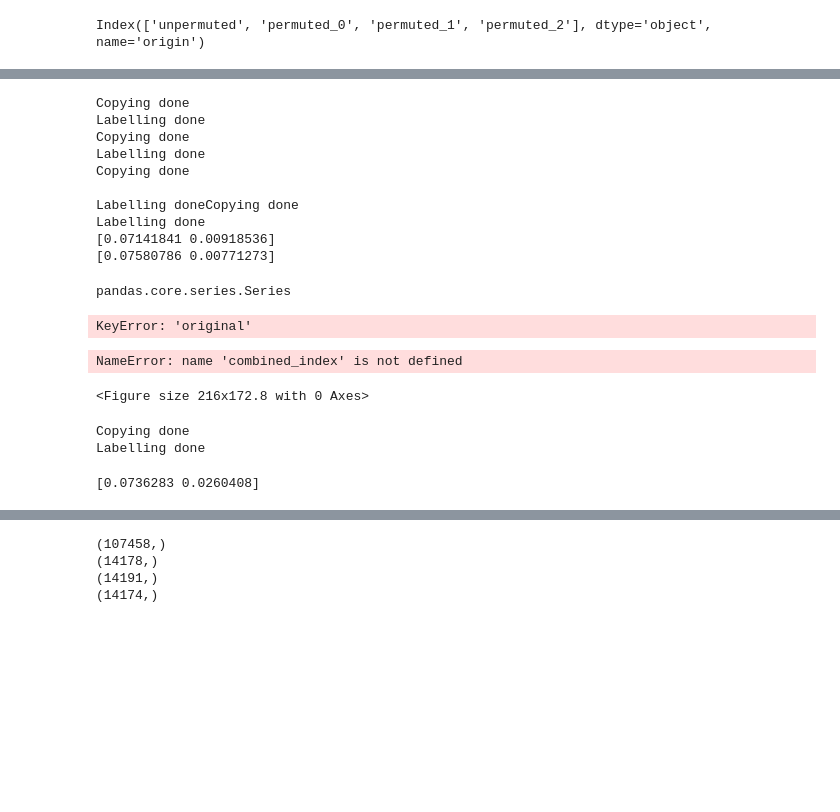
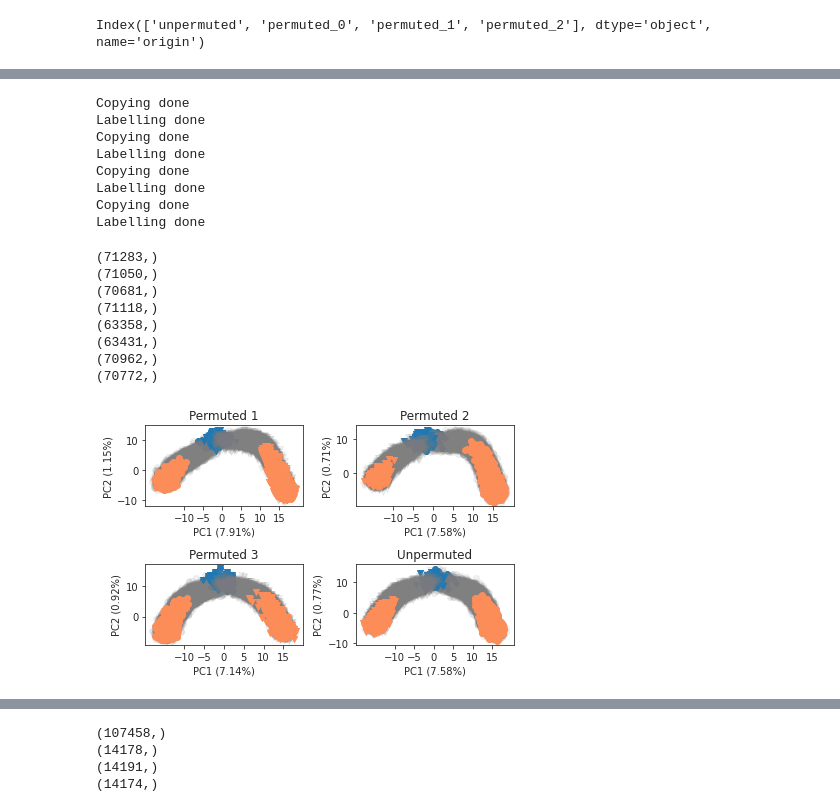
Before and after one commit to vetleser/BayesianGEM, a Jupyter notebook: code/visualization_for_manuscript.ipynb, the cells around one changed output, grey strips where cells are left out. Cells and saved outputs as stored; diff of their text form; code cells hidden in the pictures; blank space fills up the shorter version.

Commit message:
Commit before radically chaning plots

```diff
--- a/code/visualization_for_manuscript.ipynb
+++ b/code/visualization_for_manuscript.ipynb
@@ -474,31 +444,17 @@ dict_keys(['permuted_0', 'permuted_1', 'permuted_2', 'unpermuted'])
 # %%
 def df_dict_helper(series):
-        df_dict = {index: value for index, value in series.iteritems()}
-        combined_df = combine_dataframes_for_models(df_dict)
-        PCS, EV = perform_pca_on_parameters(combined_df)
-        # This is a dirty trick to prevent variable unpacking and throwing away
-        # the EV part of the result
-        return [PCS, EV]
+    df_dict = {index: value for index, value in series.iteritems()}
+    return combine_dataframes_for_models(df_dict)
 # %%
 with multiprocessing.Pool(4) as p:
-    job_dict = {name: group[name] for name, group in model_frame["particle_df"].groupby(level="origin")}
-    pca_replication_ordinations = dict(job_dict.keys(), p.map(df_dict_helper, job_dict.values()))
+    raw_results = p.map(df_dict_helper, job_dict.values())
+    combined_df_dict = dict(zip(job_dict.keys(), raw_results))
 # %% [output]
 Copying done
 Labelling done
 Copying done
 Labelling done
 Copying done
-
-Labelling doneCopying done
 Labelling done
-[0.07141841 0.00918536]
-[0.07580786 0.00771273]
+Copying done
+Labelling done
-# %%
-type(pca_replication_ordinations)
-# %% [output]
-pandas.core.series.Series
-# %%
-model_frame.loc[""]
-# %% [output]
-KeyError: 'original'
@@ -507,33 +461,46 @@ dump_pickle(pca_replication_ordinations,'../results/pca_replication_ordinations'
+# %%
+pca_replication_ordinations = load_pickle("../results/pca_replication_ordinations.pkl")
 # %%
 i=1
-plt.figupca_replication_ordinationsfigsize=(3.,2.4))
-markers = ["o","v","^","<"]
+plt.figure()
+figsize=(3.,2.4)
+proper_names = {'unpermuted': "Unpermuted", 'permuted_0': "Permuted 1",
+                'permuted_1': "Permuted 2", 'permuted_2': "Permuted 3"}
 marker_dict = {'original': 'o', 'replicate': "v"}
-for origin, (PCS, EV) in pca_replication_ordinations.iteritems():
+all_periods = ["Prior", "Intermediate", 'Posterior']
+for origin, (PCS, EV) in pca_replication_ordinations.items():
+    combined_df = combined_df_dict[origin]
+    period = combined_df.values[:,-2]
+    model = combined_df.values[:,-1]
+    period_idxs = {period_name: np.nonzero(period == period_name)[0] for period_name in all_periods}
     plt.subplot(2,2,i)
     for label in ['original', 'replicate']:
         label_idxs = np.nonzero(model == label)[0]
         marker = marker_dict[label]
         this_idxs = {period: np.intersect1d(period_idxs[period], label_idxs) for period in all_periods}
         print(label_idxs.shape)
         # plt.scatter(PCS[:,0],PCS[:,1],color='grey',alpha=0.2)
         # prior_idxs = np.intersect1d(label_idxs, period_idxs["prior"])
         plt.scatter(PCS[this_idxs['Prior'],0],PCS[this_idxs['Prior'], 1],color='#1f78b4',label='Prior', marker=marker)
         plt.scatter(PCS[this_idxs["Intermediate"],0],PCS[this_idxs["Intermediate"], 1],
                     color='grey',alpha=0.1,label='Intermediate',marker=marker)
         plt.scatter(PCS[this_idxs['Posterior'],0],PCS[this_idxs['Posterior'], 1],
                     color='#fc8d59',label='Posterior',marker=marker)
-        plt.xlabel('PC1 ({:.2f}%)'.format(EV[0]*100))
+    i += 1
+    plt.xlabel('PC1 ({:.2f}%)'.format(EV[0]*100))
     plt.ylabel('PC2 ({:.2f}%)'.format(EV[1]*100))
     plt.xticks(np.arange(-10,20,5))
-    plt.title(origin)
+    plt.title(proper_names[origin])
     plt.tight_layout()
+plt.savefig("../replicate_pca.png",dpi=300)
 plt.show()
 # %% [output]
-NameError: name 'combined_index' is not defined
+(71283,)
+(71050,)
+(70681,)
+(71118,)
+(63358,)
+(63431,)
+(70962,)
+(70772,)
-<Figure size 216x172.8 with 0 Axes>
+[figure, added]
-# %%
-combined_df = combine_dataframes_for_models(combined_df_dict)
-# %% [output]
-Copying done
-Labelling done
@@ -542,4 +506,0 @@ Labelling done
-# %%
-PCS,EV = perform_pca_on_parameters(combined_df)
-# %% [output]
-[0.0736283 0.0260408]
```
Also changed, not shown: parts of 25 cells of this notebook.
